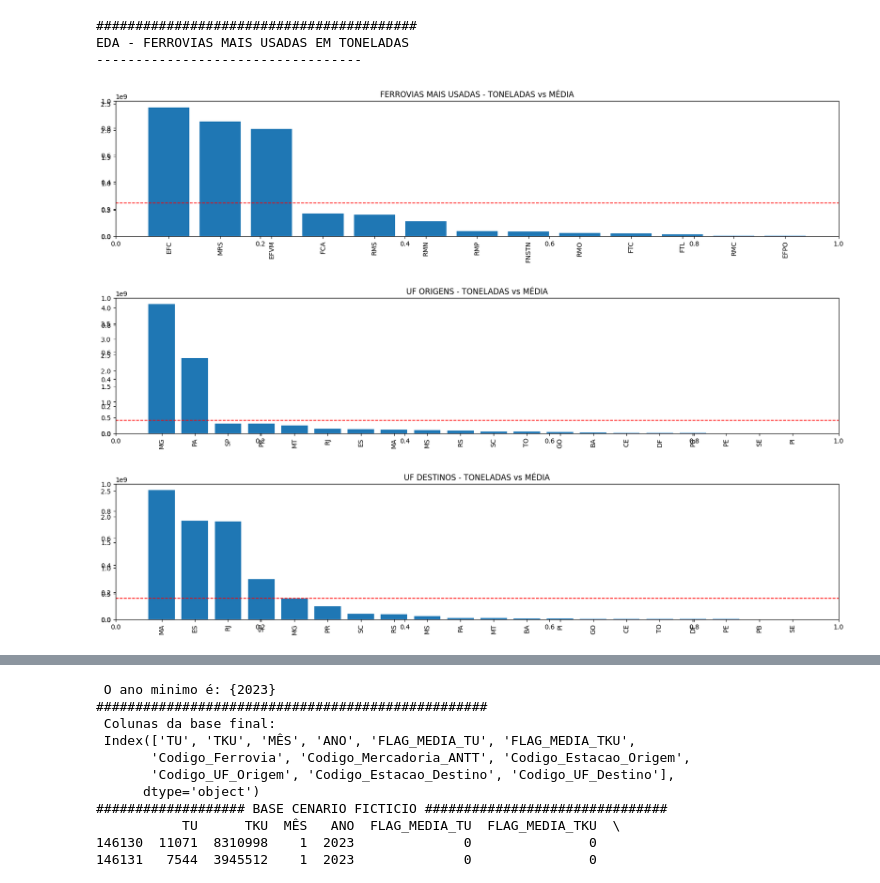
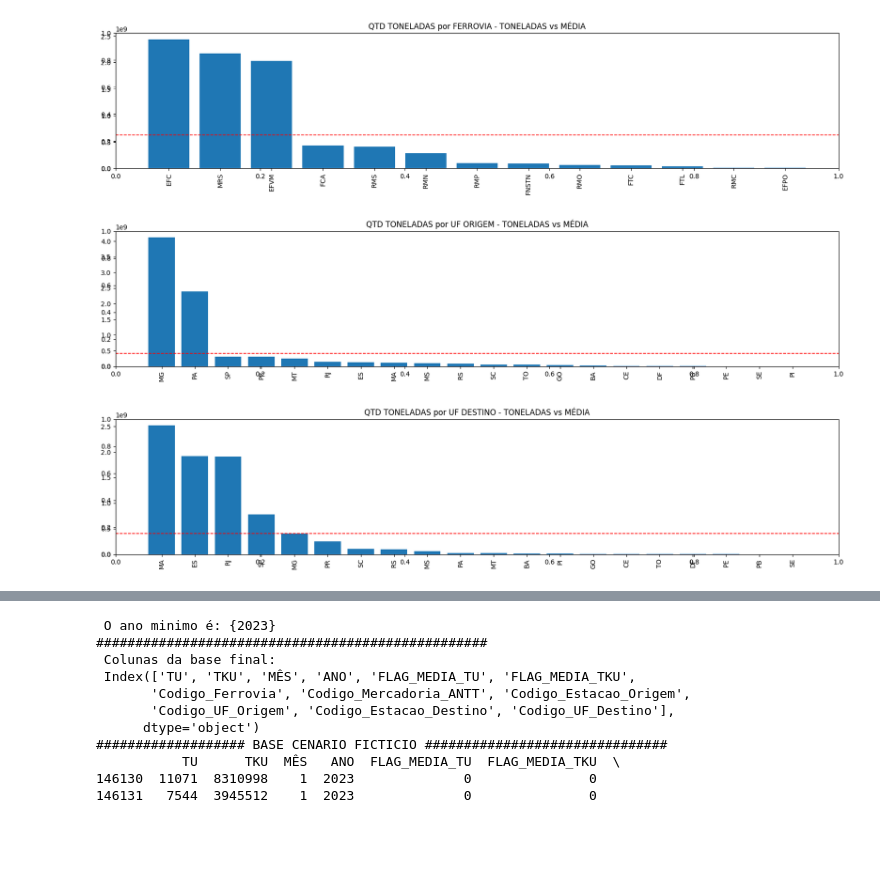
Before and after one commit to iugamil/ANTT_FERROVIAS_TONELADAS, a Jupyter notebook: 01-ANTT_FERROVIAS_RANDOMFOREST_REGRESSOR.ipynb, the cells around one changed output, grey strips where cells are left out. Cells and saved outputs as stored; diff of their text form; code cells hidden in the pictures; blank space fills up the shorter version.

```diff
--- a/01-ANTT_FERROVIAS_RANDOMFOREST_REGRESSOR.ipynb
+++ b/01-ANTT_FERROVIAS_RANDOMFOREST_REGRESSOR.ipynb
@@ -17,6 +17,17 @@ import glob
 import os
 import matplotlib.pyplot as plt
 import seaborn as sns
+from numpy import random
+
+
+
+################################################################################
+
+
+# ETL DA BASE
+
+################################################################################
+
 
 
 ##CONFIGURANDO NUMEROS COM 2 CASAS DECIMAIS
@@ -45,6 +56,13 @@ base_original['ANO'] = base_original['Mes_Ano'].dt.year
 #REMOVENDO DUPLICADOS E NULOS
 base_original = base_original.drop_duplicates()
 
+# REMOVENDO COLUNA TKU POIS O OBJETIVO É APNAS TU
+base_original = base_original.drop('TKU', axis=1)
+base_original = base_original.drop('Mes_Ano', axis=1)
+
+# REMOVENDO VALORES ABAIXO DE 1 TONELADA
+base_original = base_original[base_original["TU"]>= 1]
+
 # VENDO A BASE
 base_original.head(-5)
 # %% [output]
@@ -200,57 +267,55 @@ EDA COLUNAS NÚMERICAS
 # %%
-## DISTRIBUIÇÕES DE FREQUÊNCIA
-print('#########################################')
-print('EDA - FERROVIAS MAIS USADAS EM TONELADAS')
-print('----------------------------------')
+################################################################################
 
+
+# ANALISE EXPLORATORIA DOS DADOS - EDA
+
+################################################################################
+
+
+############  FIGURA 1
 figura = plt.figure(figsize=(20,5))
-plt.title('FERROVIAS MAIS USADAS - TONELADAS vs MÉDIA')
+plt.title('QTD TONELADAS por FERROVIA - TONELADAS vs MÉDIA')
 
 
 figura.add_subplot(111)
 um = base_original.groupby('Ferrovia')['TU'].sum().reset_index().sort_values(by='TU', ascending=False)
 plt.bar(um['Ferrovia'], um['TU'])
 plt.xticks(rotation=90)
 plt.subplots_adjust(bottom=0.3)
 plt.axhline(y= np.mean(um['TU']), color='red', linestyle='--', linewidth=1.2)
 
 
-
+############  FIGURA 2
 figura2 = plt.figure(figsize=(20,5))
-plt.title('UF ORIGENS - TONELADAS vs MÉDIA')
+plt.title('QTD TONELADAS por UF ORIGEM - TONELADAS vs MÉDIA')
 
 figura2.add_subplot(111)
 dois = base_original.groupby('UF_Origem')['TU'].sum().reset_index().sort_values(by='TU', ascending=False)
 plt.bar(dois['UF_Origem'], dois['TU'])
 plt.xticks(rotation=90)
 plt.subplots_adjust(bottom=0.3)
 plt.axhline(y= np.mean(dois['TU']), color='red', linestyle='--', linewidth=1.2)
 
 
+############ FIGURA 3
+figura3 = plt.figure(figsize=(20,5))
+plt.title('QTD TONELADAS por UF DESTINO - TONELADAS vs MÉDIA')
 
-
-
-figura3 = plt.figure(figsize=(20,5))
-plt.title('UF DESTINOS - TONELADAS vs MÉDIA')
 figura3.add_subplot(111)
 dois = base_original.groupby('UF_Destino')['TU'].sum().reset_index().sort_values(by='TU', ascending=False)
 plt.bar(dois['UF_Destino'], dois['TU'])
 plt.xticks(rotation=90)
 plt.subplots_adjust(bottom=0.3)
 plt.axhline(y= np.mean(dois['TU']), color='red', linestyle='--', linewidth=1.2)
 
 
-
-
 plt.show()
 #teste.sort_values(by='TU', ascending=False)
 # %% [output]
-#########################################
-EDA - FERROVIAS MAIS USADAS EM TONELADAS
-----------------------------------
-[figure, old version]
+[figure, new version]
-[figure, old version]
+[figure, new version]
-[figure, old version]
+[figure, new version]
 # %%
 '''
 
```
Also changed, not shown: parts of 20 cells of this notebook.
